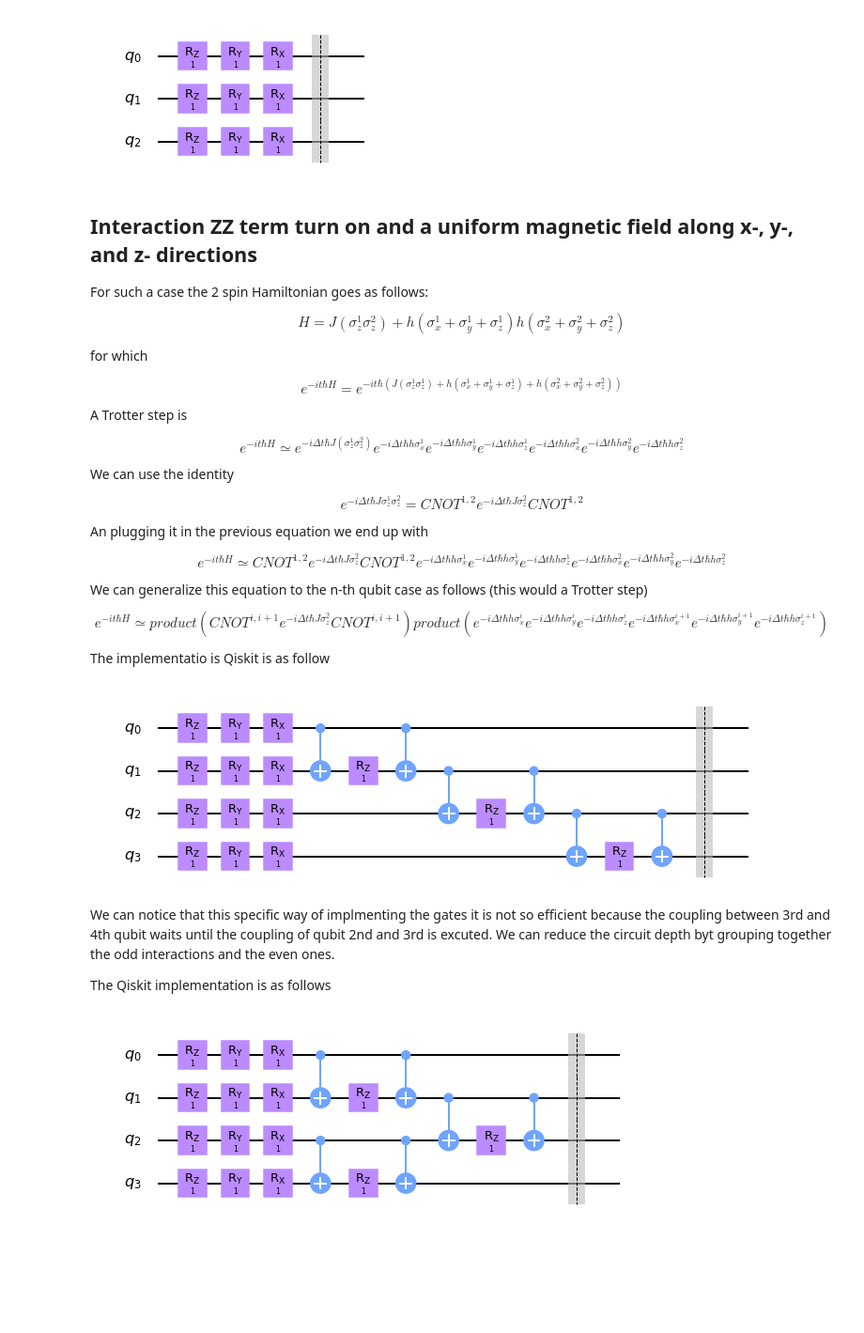
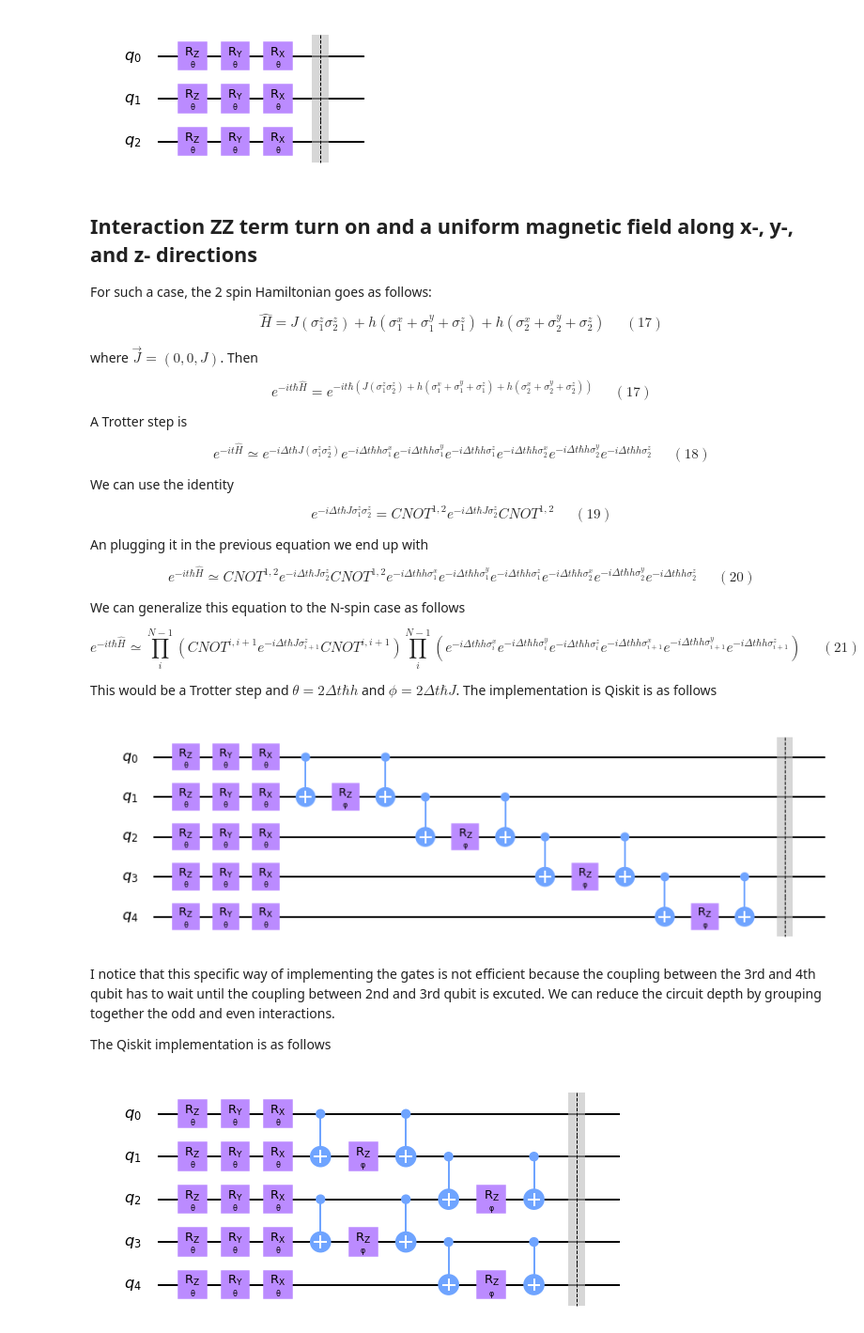
Before and after one commit to kvillegas33/Heisenberg_model-Qiskit, a Jupyter notebook: Heisenberg_model.ipynb, the cells around one changed output. Shown at 94% size. Drawn from its saved outputs; the diff is of its cells as text; code cells hidden in the pictures; blank space fills up the shorter version.

```diff
--- a/Heisenberg_model.ipynb
+++ b/Heisenberg_model.ipynb
@@ -73,16 +72,18 @@ We can implement it in qiskit as follows
 # %%
 # Here we are importing all packages from qiskit
 from qiskit import *
+from qiskit.circuit import Parameter
 from math import pi
 
 # define the number of qubits
 num_q = 3
-# Here create the quantum circuit with one qubit
+theta = Parameter('θ')
+# Here create the quantum circuit
 qc = QuantumCircuit(num_q)
 
 # Here we apply the Rz gate to the ith-qubit
 for i in range(num_q):
-    qc.rz(1,i)
+    qc.rz(theta,i)
 
 # Here we draw the quantum circuit
 qc.draw(output='mpl')
@@ -120,9 +119,9 @@ qc = QuantumCircuit(num_q)
 
 # Here we apply the Rz, Rx, and Ry gates to the ith-qubit
 for i in range(num_q):
-    qc.rz(1,i)
-    qc.ry(1,i)
-    qc.rx(1,i)
+    qc.rz(theta,i)
+    qc.ry(theta,i)
+    qc.rx(theta,i)
 
 qc.barrier()
 
@@ -133,46 +132,46 @@ qc.draw(output='mpl')
 # %% [markdown]
 ## Interaction ZZ term turn on and a uniform magnetic field along x-, y-, and z- directions
 
-For such a case the 2 spin Hamiltonian goes as follows:
+For such a case, the 2 spin Hamiltonian goes as follows:
 
-$$ H = J(\sigma^{1}_{z}\sigma^{2}_{z}) + h(\sigma^{1}_{x}+\sigma^{1}_{y}+\sigma^{1}_{z}) h(\sigma^{2}_{x}+\sigma^{2}_{y}+\sigma^{2}_{z}) $$
+$$ \hat{H} = J(\sigma_{1}^{z}\sigma_{2}^{z}) + h(\sigma_{1}^{x}+\sigma_{1}^{y}+\sigma_{1}^{z})+ h(\sigma_{2}^{x}+\sigma_{2}^{y}+\sigma_{2}^{z})\;\;\;\;\;(17)$$
 
-for which
+where $\vec{J} = (0,0,J)$. Then
 
-$$ e^{-it\hbar H} = e^{-it\hbar (J(\sigma^{1}_{z}\sigma^{1}_{z}) + h(\sigma^{1}_{x}+\sigma^{1}_{y}+\sigma^{1}_{z})+h(\sigma^{2}_{x}+\sigma^{2}_{y}+\sigma^{2}_{z}))} $$
+$$ e^{-it\hbar \hat{H}} = e^{-it\hbar (J(\sigma_{1}^{z}\sigma_{2}^{z}) + h(\sigma_{1}^{x}+\sigma_{1}^{y}+\sigma_{1}^{z})+ h(\sigma_{2}^{x}+\sigma_{2}^{y}+\sigma_{2}^{z}))} \;\;\;\;\;(17)$$
 
 A Trotter step is
 
-$$ e^{-it \hbar H} \simeq e^{-i\Delta t \hbar J(\sigma^{1}_{z}\sigma^{2}_{z})}e^{-i\Delta t \hbar h \sigma^{1}_{x}}e^{-i\Delta t \hbar h \sigma^{1}_{y}}e^{-i\Delta t \hbar h \sigma^{1}_{z}}e^{-i\Delta t \hbar h \sigma^{2}_{x}}e^{-i\Delta t \hbar h \sigma^{2}_{y}}e^{-i\Delta t \hbar h \sigma^{2}_{z}} $$
+$$ e^{-it \hat{H}} \simeq e^{-i\Delta t \hbar J(\sigma_{1}^{z}\sigma_{2}^{z})}e^{-i\Delta t \hbar h \sigma_{1}^{x}}e^{-i\Delta t \hbar h \sigma_{1}^{y}}e^{-i\Delta t \hbar h \sigma_{1}^{z}}e^{-i\Delta t \hbar h \sigma_{2}^{x}}e^{-i\Delta t \hbar h \sigma_{2}^{y}}e^{-i\Delta t \hbar h \sigma_{2}^{z}}\;\;\;\;\;(18)$$
 
 We can use the identity
 
-$$ e^{-i\Delta t \hbar J\sigma^{1}_{z}\sigma^{2}_{z}} = CNOT^{1,2}e^{-i\Delta t \hbar J\sigma^{2}_{z}}CNOT^{1,2} $$
+$$ e^{-i\Delta t \hbar J\sigma_{1}^{z}\sigma_{2}^{z}} = CNOT^{1,2}e^{-i\Delta t \hbar J\sigma_{2}^{z}}CNOT^{1,2}\;\;\;\;\;(19)$$
 
 An plugging it in the previous equation we end up with
 
-$$ e^{-it \hbar H} \simeq CNOT^{1,2}e^{-i\Delta t \hbar J\sigma^{2}_{z}}CNOT^{1,2}e^{-i\Delta t \hbar h \sigma^{1}_{x}}e^{-i\Delta t \hbar h \sigma^{1}_{y}}e^{-i\Delta t \hbar h \sigma^{1}_{z}}e^{-i\Delta t \hbar h \sigma^{2}_{x}}e^{-i\Delta t \hbar h \sigma^{2}_{y}}e^{-i\Delta t \hbar h \sigma^{2}_{z}} $$
+$$ e^{-it \hbar \hat{H}} \simeq CNOT^{1,2}e^{-i\Delta t \hbar J\sigma_{2}^{z}}CNOT^{1,2}e^{-i\Delta t \hbar h \sigma_{1}^{x}}e^{-i\Delta t \hbar h \sigma_{1}^{y}}e^{-i\Delta t \hbar h \sigma_{1}^{z}}e^{-i\Delta t \hbar h \sigma_{2}^{x}}e^{-i\Delta t \hbar h \sigma_{2}^{y}}e^{-i\Delta t \hbar h \sigma_{2}^{z}}\;\;\;\;\;(20)$$
 
-We can generalize this equation to the n-th qubit case as follows (this would a Trotter step)
+We can generalize this equation to the N-spin case as follows
 
-$$ e^{-it \hbar H} \simeq product(CNOT^{i,i+1}e^{-i\Delta t \hbar J\sigma^{2}_{z}}CNOT^{i,i+1})product(e^{-i\Delta t \hbar h \sigma^{i}_{x}}e^{-i\Delta t \hbar h \sigma^{i}_{y}}e^{-i\Delta t \hbar h \sigma^{i}_{z}}e^{-i\Delta t \hbar h \sigma^{i+1}_{x}}e^{-i\Delta t \hbar h \sigma^{i+1}_{y}}e^{-i\Delta t \hbar h \sigma^{i+1}_{z}}) $$
+$$ e^{-it \hbar \hat{H}} \simeq \prod_{i}^{N-1}(CNOT^{i,i+1}e^{-i\Delta t \hbar J\sigma_{i+1}^{z}}CNOT^{i,i+1})\prod_{i}^{N-1}(e^{-i\Delta t \hbar h \sigma_{i}^{x}}e^{-i\Delta t \hbar h \sigma_{i}^{y}}e^{-i\Delta t \hbar h \sigma_{i}^{z}}e^{-i\Delta t \hbar h \sigma_{i+1}^{x}}e^{-i\Delta t \hbar h \sigma_{i+1}^{y}}e^{-i\Delta t \hbar h \sigma_{i+1}^{z}})\;\;\;\;\;(21)$$
 
-The implementatio is Qiskit is as follow
+This would be a Trotter step and $\theta=2\Delta t \hbar h$ and $\phi=2\Delta t \hbar J$. The implementation is Qiskit is as follows
 # %%
 # define the number of qubits
-num_q = 4
+num_q = 5
 # Here create the quantum circuit with one qubit
 qc = QuantumCircuit(num_q)
-
+phi = Parameter('φ')
 # Here is the loop that applies the Rz, Rx, and Ry gates to the ith-qubit
 for i in range(num_q):
-    qc.rz(1,i)
-    qc.ry(1,i)
-    qc.rx(1,i)
+    qc.rz(theta,i)
+    qc.ry(theta,i)
+    qc.rx(theta,i)
 
 for i in range(num_q-1):
     qc.cx(i,i+1)
-    qc.rz(1,i+1)
+    qc.rz(phi,i+1)
     qc.cx(i,i+1)
 
 qc.barrier()
@@ -180,41 +179,41 @@ qc.barrier()
 # Here we draw the quantum circuit
 qc.draw(output='mpl')
 # %% [output]
-[figure, old version]
+[figure, new version]
 # %% [markdown]
-We can notice that this specific way of implmenting the gates it is not so efficient because the coupling between 3rd and 4th qubit waits until the coupling of qubit 2nd and 3rd is excuted. We can reduce the circuit depth byt grouping together the odd interactions and the even ones.
+I notice that this specific way of implementing the gates is not efficient because the coupling between the 3rd and 4th qubit has to wait until the coupling between 2nd and 3rd qubit is excuted. We can reduce the circuit depth by grouping together the odd and even interactions.
 
 The Qiskit implementation is as follows
 # %%
 # define the number of qubits
-num_q = 4
+num_q = 5
 # Here create the quantum circuit with one qubit
 qc = QuantumCircuit(num_q)
 
 # Here is the loop that applies the Rz, Rx, and Ry gates to the ith-qubit
 for i in range(num_q):
-    qc.rz(1,i)
-    qc.ry(1,i)
-    qc.rx(1,i)
+    qc.rz(theta,i)
+    qc.ry(theta,i)
+    qc.rx(theta,i)
 
 for i in range(num_q-1):
     if ((i%2)==0 and (i <= (num_q)-2)):
         qc.cx(i,i+1)
-        qc.rz(1,i+1)
+        qc.rz(phi,i+1)
         qc.cx(i,i+1)
 
 for i in range(num_q-1):
     if ((i%2)==1 and (i <= (num_q)-2)):
         qc.cx(i,i+1)
-        qc.rz(1,i+1)
+        qc.rz(phi,i+1)
         qc.cx(i,i+1)
 
 qc.barrier()
 
 # Here we draw the quantum circuit
 qc.draw(output='mpl')
 # %% [output]
-[figure, old version]
+[figure, new version]
 # %% [markdown]
 ## Case with nearest neighbor interactions and a constant magnetic field on for x-,y-, and z- directions
 
```
Also changed, not shown: parts of 9 cells of this notebook.
